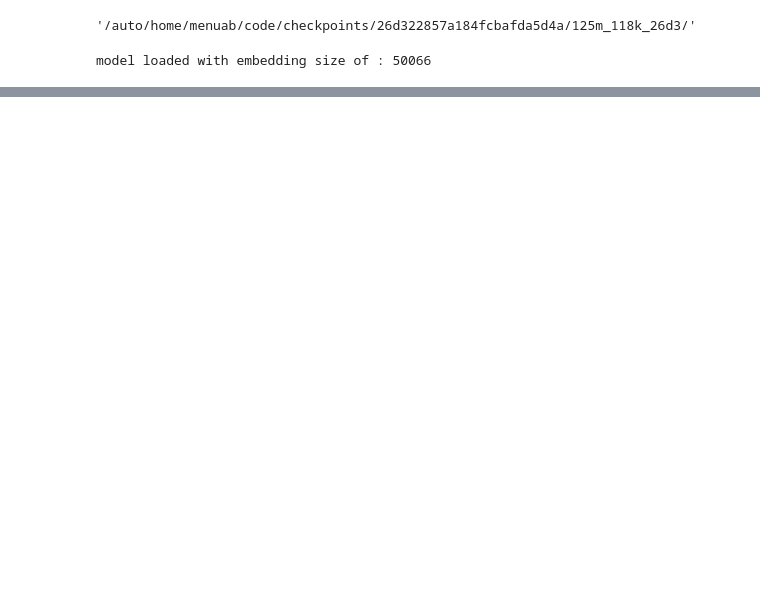
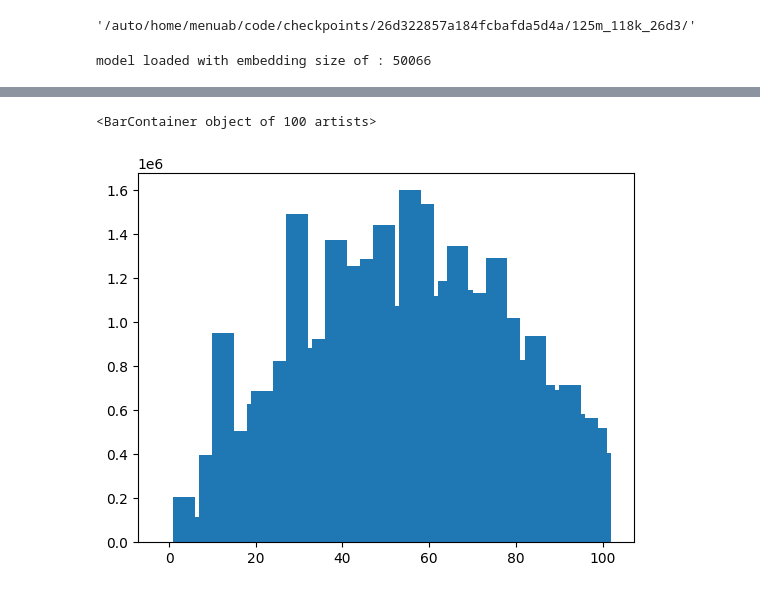
Before and after one commit to YerevaNN/ChemLacticaTestSuite, a Jupyter notebook: src/notebooks/sample_distribution.ipynb, the cells around one changed output, grey strips where cells are left out. Drawn from its saved outputs; the diff is of its cells as text; code cells hidden in the pictures; blank space fills up the shorter version.

```diff
--- a/src/notebooks/sample_distribution.ipynb
+++ b/src/notebooks/sample_distribution.ipynb
@@ -92,0 +127,2 @@ sampled_values = np.random.choice(np.arange(0,1,0.01), size=10000, p=None)
+# %%
+freq=frequency_data.value_counts().sort_index()
@@ -92,0 +149,5 @@ sampled_values = np.random.choice(np.arange(0,1,0.01), size=10000, p=None)
+# %%
+plt.bar([interval.mid for interval in freq.index], freq, width=5)
+# %% [output]
+<BarContainer object of 100 artists>
+[figure, added]
```
Also changed, not shown: parts of 26 cells of this notebook, 1 other file.
